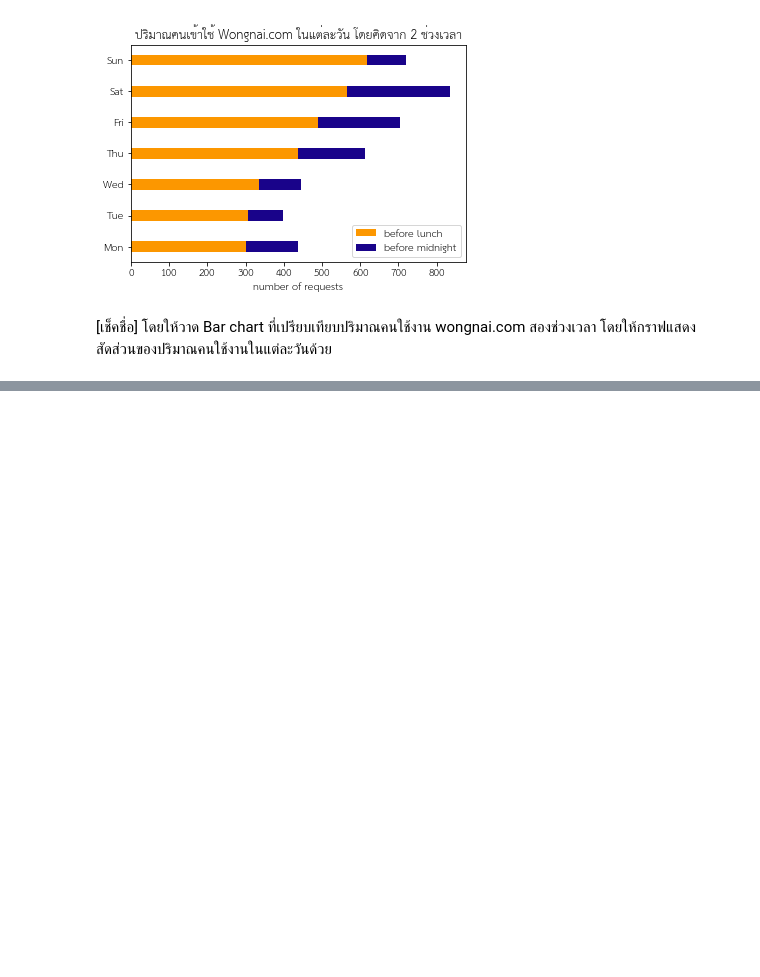
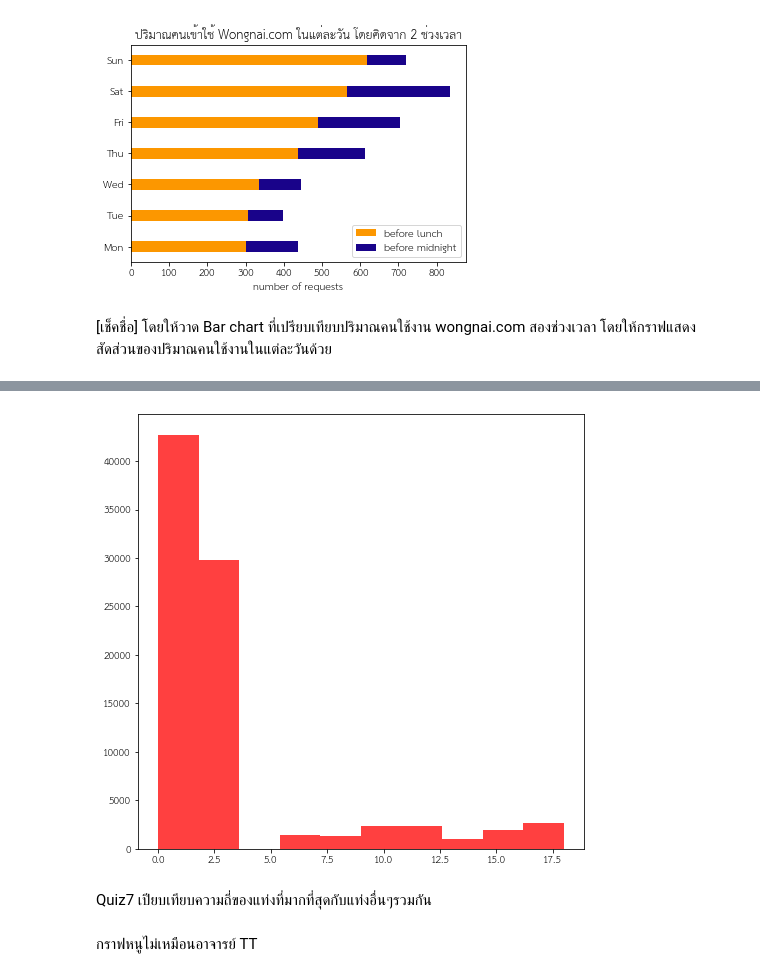
Before and after one commit to Yaninns/data_viz, a Jupyter notebook: Vissualize_Data_Comparison.ipynb, the cells around one changed output, grey strips where cells are left out. Saved outputs shown, nothing was run; the diff lists cells and outputs as text; code cells hidden in the pictures; blank space fills up the shorter version.

```diff
--- a/Vissualize_Data_Comparison.ipynb
+++ b/Vissualize_Data_Comparison.ipynb
@@ -175,0 +229,2 @@ plt.show()
+# %%
+new_type_nooutlier = new_type[new_type < 25]
@@ -175,0 +235,9 @@ plt.show()
+# %%
+matplotlib.rcParams['figure.figsize']=[8,8]
+output = plt.hist(new_type_nooutlier,10,facecolor = 'red' ,alpha = 0.75)
+# %% [output]
+[figure, added]
+# %% [markdown]
+Quiz7 เปียบเทียบความถี่ของแท่งที่มากที่สุดกับแท่งอื่นๆรวมกัน
+# %% [markdown]
+กราฟหนูไม่เหมือนอาจารย์ TT
```
Also changed, not shown: parts of 20 cells of this notebook.
